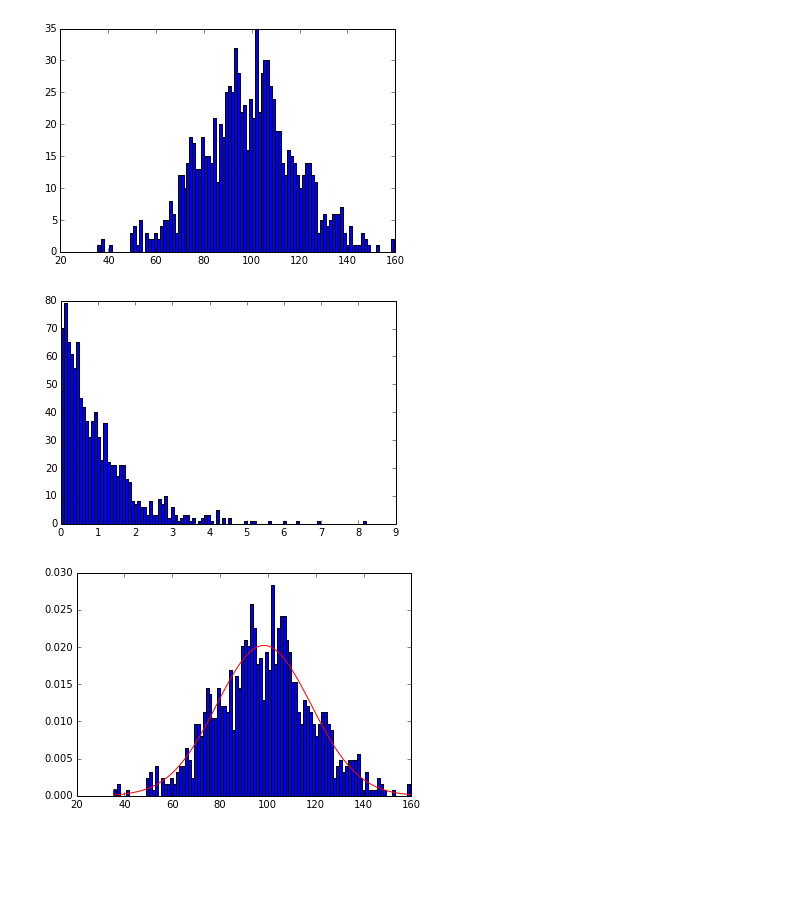
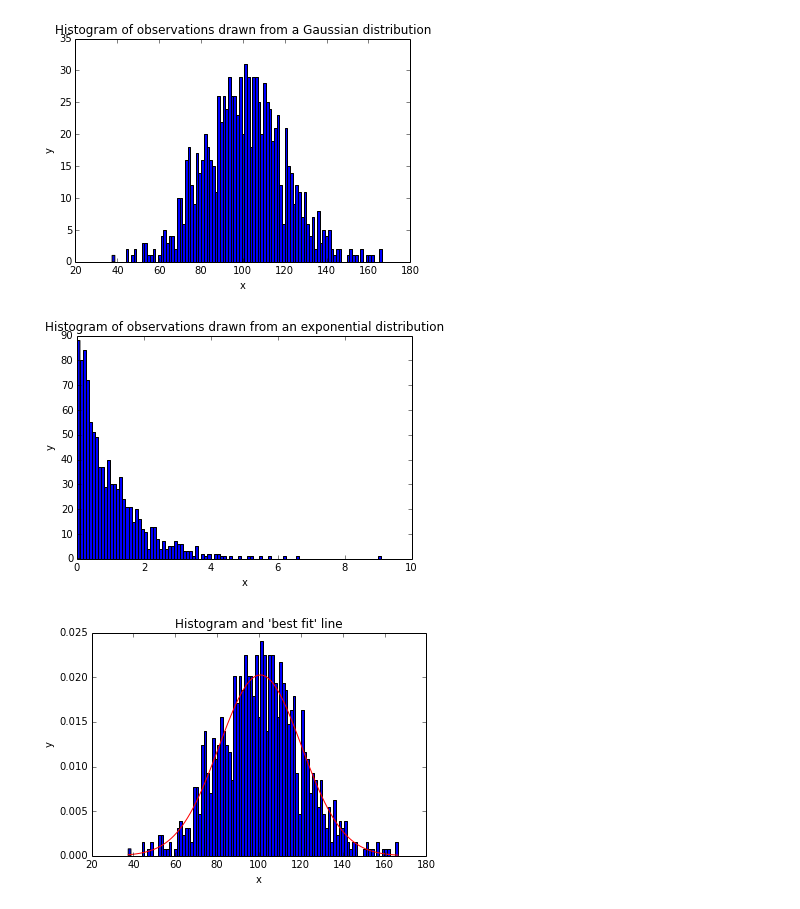
Before and after one commit to m3rashid/estimation, a Jupyter notebook: swift.ipynb, the cells around one changed output. Saved outputs shown, nothing was run; the diff lists cells and outputs as text; code cells hidden in the pictures; blank space fills up the shorter version.

Commit message:
Added plot labels and titles.

```diff
--- a/swift.ipynb
+++ b/swift.ipynb
@@ -6,31 +6,44 @@ import matplotlib.mlab as mlab
 import matplotlib.pyplot as plt
 
 
+#Q1) How do you test decide whether a given set of real-valued
+# observations are drawn from a Gaussian distribution?
 
+#[M.R.] Take the histogram of the set of values.
+#The histogram can be used to determine the distribution of a given set of values.
 
-# Gaussian Distribution
+# Gaussian Distribution Histogram
 dist_size = 1000
 mu, sigma = 100, 20 #sigma is std, mu is mean
 dist_normal = np.random.normal(loc=mu, scale=sigma, size=dist_size)
 n, bins, pathces = plt.hist(dist_normal, bins=100, normed=0)
+plt.xlabel('x')
+plt.ylabel('y')
+plt.title('Histogram of observations drawn from a Gaussian distribution')
 plt.show()
 # %% [output]
-[figure, old version]
+[figure, new version]
 # %%
-# Non-Gaussian Distribution
+# Non-Gaussian Distribution Histogram
 dist_exponential = np.random.exponential(size=dist_size)
-n, bins, pathces = plt.hist(dist_exponential, bins=100, normed=0)
+n, b, patches = plt.hist(dist_exponential, bins=100, normed=0)
+plt.xlabel('x')
+plt.ylabel('y')
+plt.title('Histogram of observations drawn from an exponential distribution')
 plt.show()
 # %% [output]
-[figure, old version]
+[figure, new version]
 # %%
 # Find the parameters of the distribution (assuming the distribution parameters are unknown).
 mean = np.mean(dist_normal)
 std = np.std(dist_normal)
 y = mlab.normpdf(bins, mean, std)
 plt.hist(dist_normal, bins=100, normed=1)
 plt.plot(bins, y, 'r')
+plt.xlabel('x')
+plt.ylabel('y')
+plt.title("Histogram and 'best fit' line")
 plt.show()
 # %% [output]
-[figure, old version]
+[figure, new version]
 # %%
```
Also changed, not shown: parts of 1 cell of this notebook.
